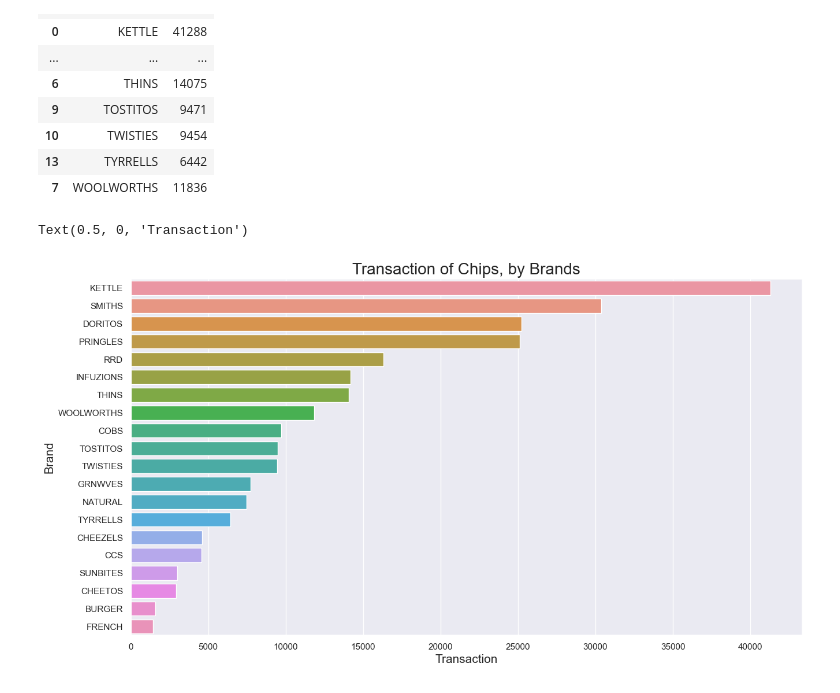
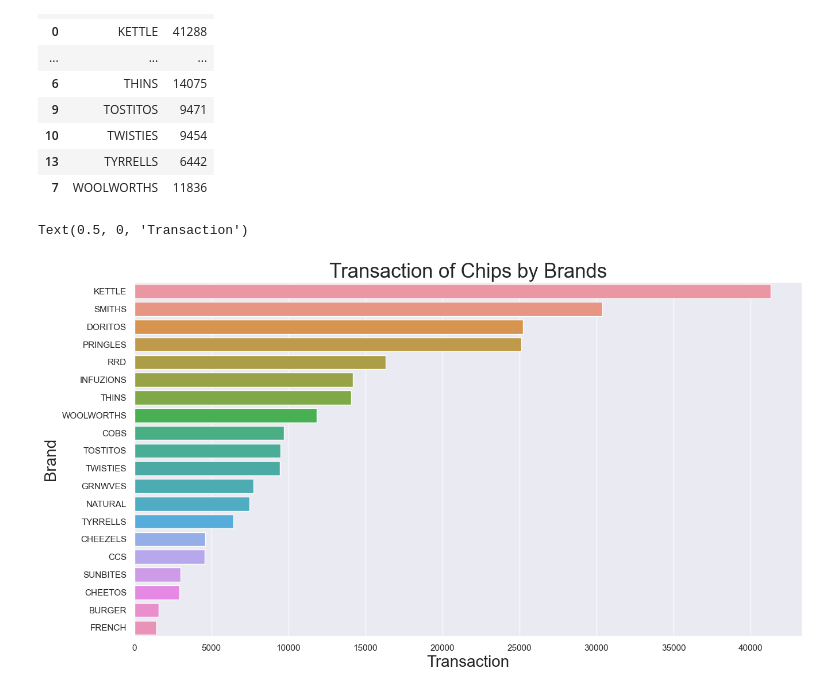
Before and after one commit to Yukitoshi12345/Quantium-Virtual-Internship-Data-Analytics, a Jupyter notebook: Task 1/task1.ipynb, the cells around one changed output. Drawn from its saved outputs; the diff is of its cells as text; code cells hidden in the pictures.

```diff
--- a/Task 1/task1.ipynb
+++ b/Task 1/task1.ipynb
@@ -518,10 +518,10 @@ brand_counts
 # %%
 # Plot a barchart to show the total sales of each brand
 plt.figure(figsize = (15,8))
-sns.barplot(x = transaction["BRAND"].value_counts(),y = transaction["BRAND"].value_counts().index)
-plt.title("Transaction of Chips, by Brands",fontsize = 20)
-plt.ylabel("Brand",fontsize = 15)
-plt.xlabel("Transaction",fontsize = 15)
+sns.barplot(x = transaction["BRAND"].value_counts(), y = transaction["BRAND"].value_counts().index)
+plt.title("Transaction of Chips by Brands",fontsize = 25)
+plt.ylabel("Brand", fontsize = 20)
+plt.xlabel("Transaction", fontsize = 20)
 # %% [output]
 Text(0.5, 0, 'Transaction')
-[figure, old version]
+[figure, new version]
```
Also changed, not shown: parts of 15 cells of this notebook.
